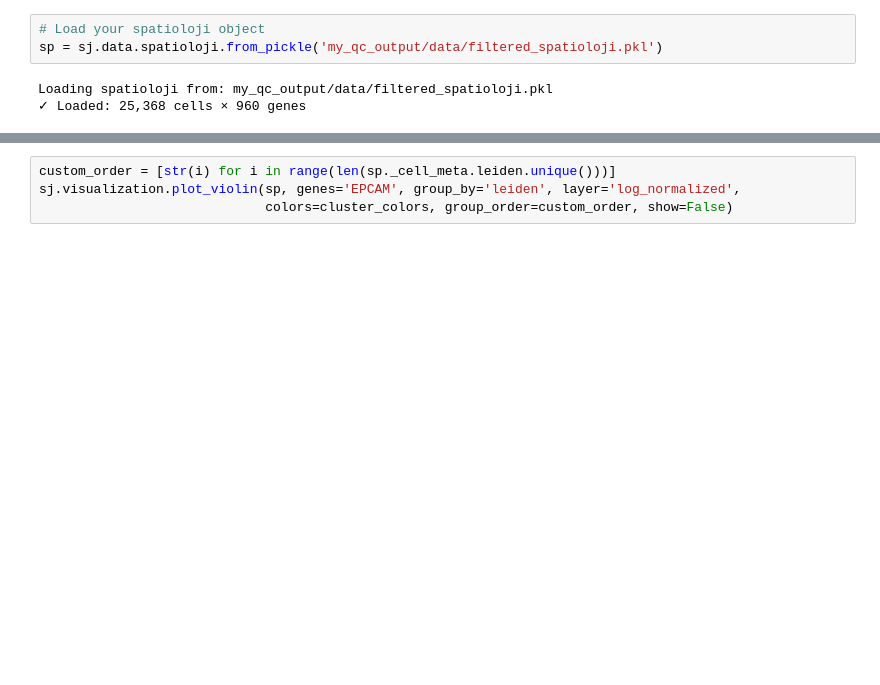
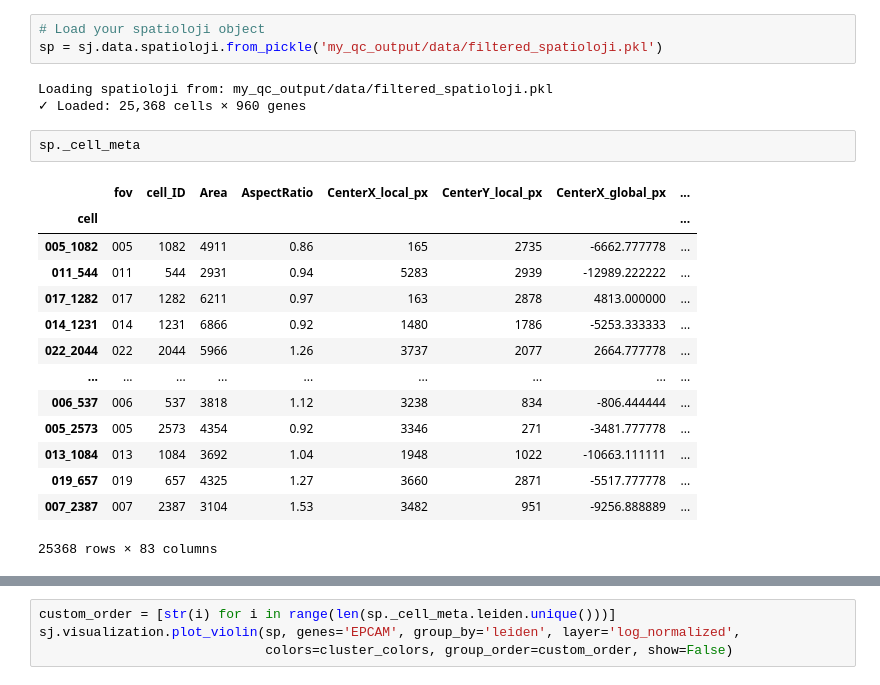
Before and after one commit to gynecoloji/spatioloji_s, a Jupyter notebook: example/processing.ipynb, the cells around one changed output, grey strips where cells are left out. Cells and saved outputs as stored; diff of their text form; blank space fills up the shorter version.

```diff
--- a/example/processing.ipynb
+++ b/example/processing.ipynb
@@ -22,3 +26,20 @@ sp = sj.data.spatioloji.from_pickle('my_qc_output/data/filtered_spatioloji.pkl')
 # %% [output]
 Loading spatioloji from: my_qc_output/data/filtered_spatioloji.pkl
 ✓ Loaded: 25,368 cells × 960 genes
+# %%
+sp._cell_meta
+# %% [output]
+|  | fov | cell_ID | Area | AspectRatio | CenterX_local_px | CenterY_local_px | CenterX_global_px | ... |
+| cell |  |  |  |  |  |  |  | ... |
+| 005_1082 | 005 | 1082 | 4911 | 0.86 | 165 | 2735 | -6662.777778 | ... |
+| 011_544 | 011 | 544 | 2931 | 0.94 | 5283 | 2939 | -12989.222222 | ... |
+| 017_1282 | 017 | 1282 | 6211 | 0.97 | 163 | 2878 | 4813.000000 | ... |
+| 014_1231 | 014 | 1231 | 6866 | 0.92 | 1480 | 1786 | -5253.333333 | ... |
+| 022_2044 | 022 | 2044 | 5966 | 1.26 | 3737 | 2077 | 2664.777778 | ... |
+| ... | ... | ... | ... | ... | ... | ... | ... | ... |
+| 006_537 | 006 | 537 | 3818 | 1.12 | 3238 | 834 | -806.444444 | ... |
+| 005_2573 | 005 | 2573 | 4354 | 0.92 | 3346 | 271 | -3481.777778 | ... |
+| 013_1084 | 013 | 1084 | 3692 | 1.04 | 1948 | 1022 | -10663.111111 | ... |
+| 019_657 | 019 | 657 | 4325 | 1.27 | 3660 | 2871 | -5517.777778 | ... |
+| 007_2387 | 007 | 2387 | 3104 | 1.53 | 3482 | 951 | -9256.888889 | ... |
+25368 rows × 83 columns
```
Also changed, not shown: parts of 7 cells of this notebook, 21 other files.
